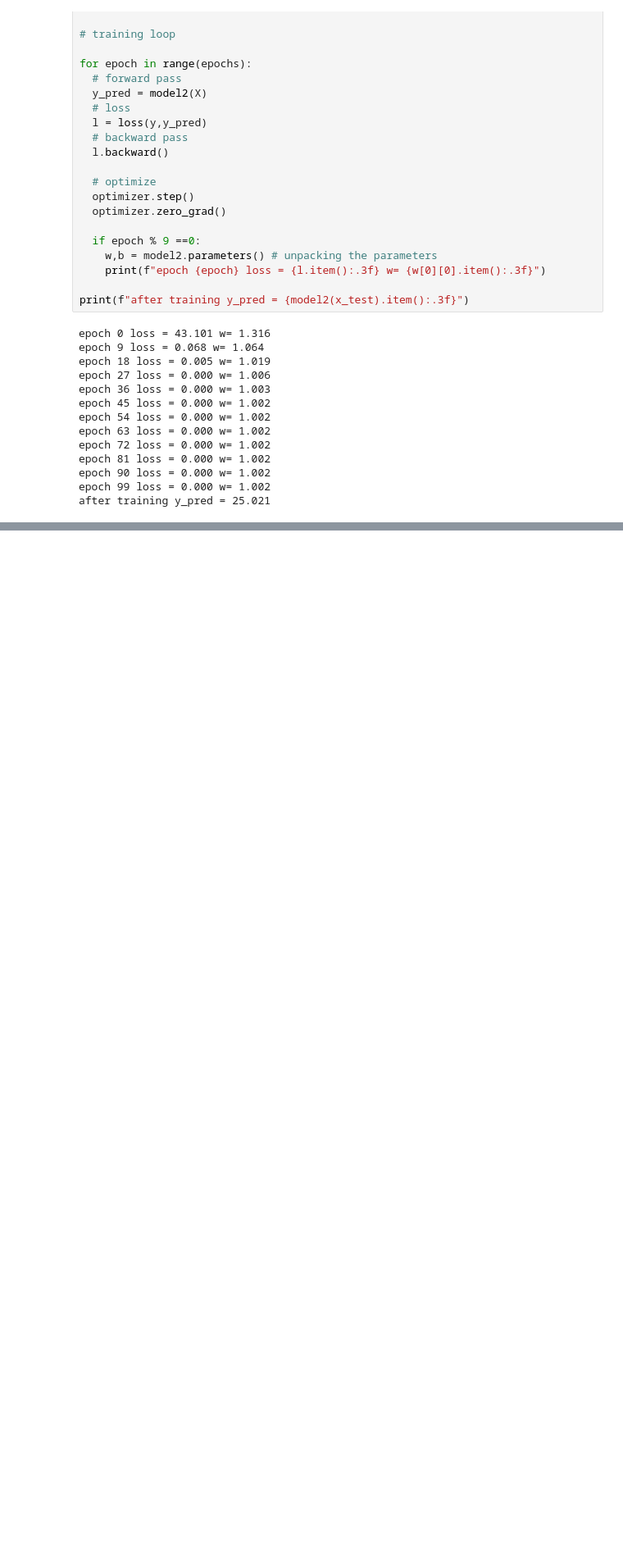
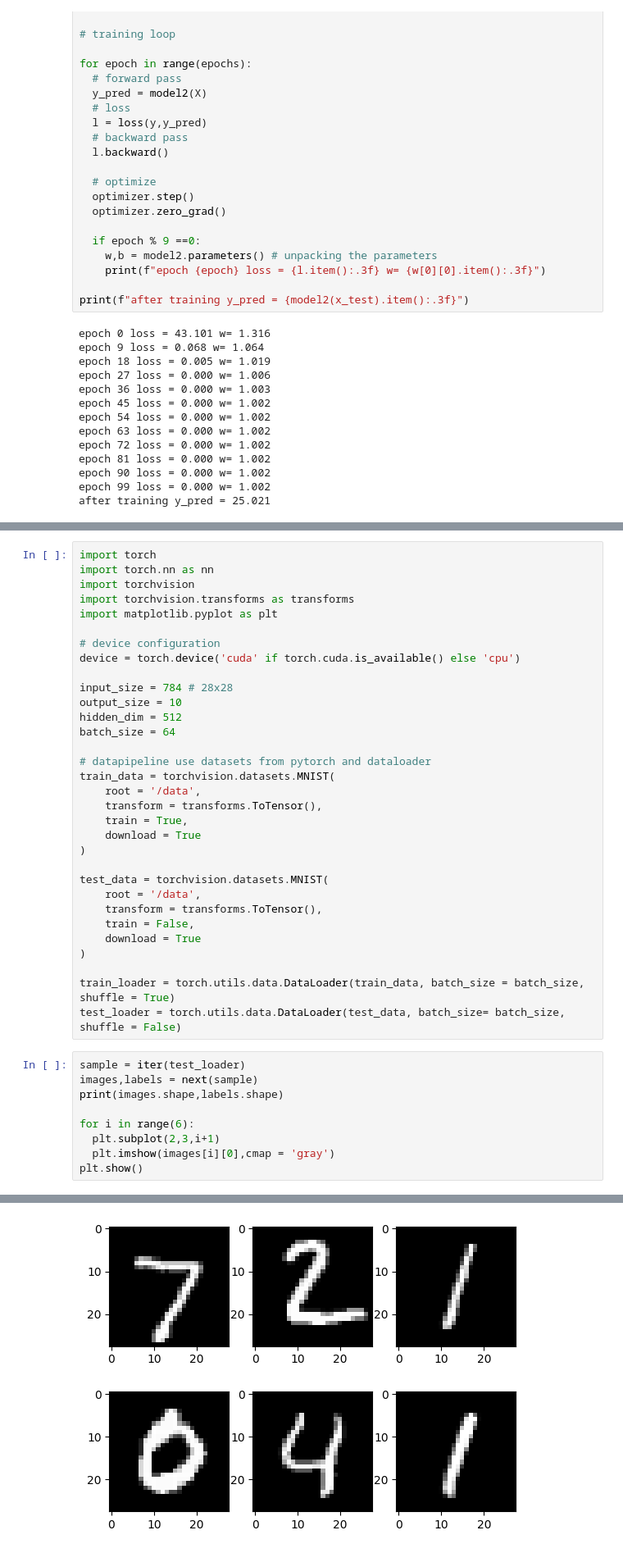
Before and after one commit to Yub-S/Pytorch, a Jupyter notebook: pytorch.ipynb, the cells around one changed output, grey strips where cells are left out. Shown at 82% size. Cells and saved outputs as stored; diff of their text form; blank space fills up the shorter version.

Commit message:
pytorch basics

```diff
--- a/pytorch.ipynb
+++ b/pytorch.ipynb
@@ -447,0 +450,42 @@ after training y_pred = 25.021
+# %%
+import torch
+import torch.nn as nn
+import torchvision
+import torchvision.transforms as transforms
+import matplotlib.pyplot as plt
+
+# device configuration
+device = torch.device('cuda' if torch.cuda.is_available() else 'cpu')
+
+input_size = 784 # 28x28
+output_size = 10
+hidden_dim = 512
+batch_size = 64
+
+# datapipeline use datasets from pytorch and dataloader
+train_data = torchvision.datasets.MNIST(
+    root = '/data',
+    transform = transforms.ToTensor(),
+    train = True,
+    download = True
+)
+
+test_data = torchvision.datasets.MNIST(
+    root = '/data',
+    transform = transforms.ToTensor(),
+    train = False,
+    download = True
+)
+
+train_loader = torch.utils.data.DataLoader(train_data, batch_size = batch_size, shuffle = True)
+test_loader = torch.utils.data.DataLoader(test_data, batch_size= batch_size, shuffle = False)
+# %%
+sample = iter(test_loader)
+images,labels = next(sample)
+print(images.shape,labels.shape)
+
+for i in range(6):
+  plt.subplot(2,3,i+1)
+  plt.imshow(images[i][0],cmap = 'gray')
+plt.show()
+# %% [output]
@@ -447,0 +493 @@ after training y_pred = 25.021
+[figure, added]
```
Also changed, not shown: parts of 11 cells of this notebook.
